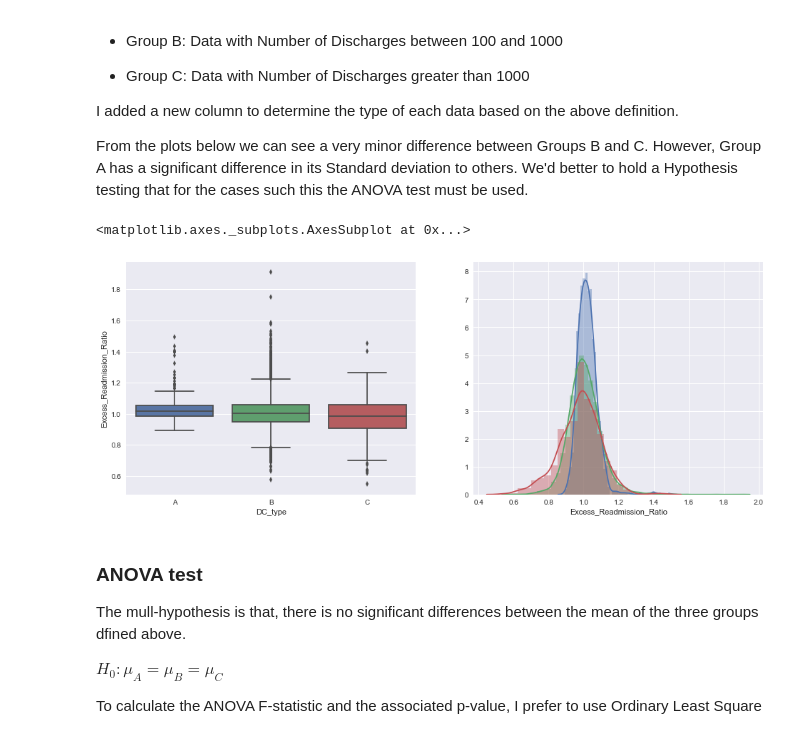
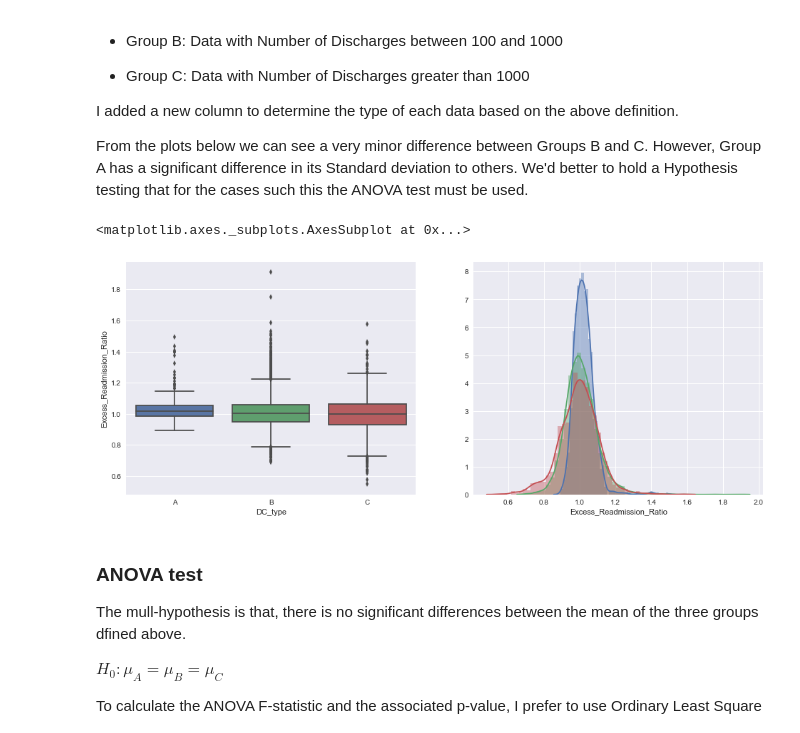
Before and after one commit to hnamzian/Springboard, a Jupyter notebook: Statistics/Statistics3-hospital_readmit/sliderule_dsi_inferential_statistics_exercise_3.ipynb, the cells around one changed output. Saved outputs shown, nothing was run; the diff lists cells and outputs as text; code cells hidden in the pictures.

```diff
--- a/Statistics/Statistics3-hospital_readmit/sliderule_dsi_inferential_statistics_exercise_3.ipynb
+++ b/Statistics/Statistics3-hospital_readmit/sliderule_dsi_inferential_statistics_exercise_3.ipynb
@@ -141,19 +141,21 @@ I added a new column to determine the type of each data based on the above defin
 
 From the plots below we can see a very minor difference between Groups B and C. However, Group A has a significant difference in its Standard deviation to others. We'd better to hold a Hypothesis testing that for the cases such this the ANOVA test must be used.
 # %%
-clean_hospital_read_df['DC_type'] = 'B'
+#clean_hospital_read_df['DC_type'] = 'B'
 clean_hospital_read_df.ix[clean_hospital_read_df['Number_of_Discharges'] < 100, 'DC_type'] = 'A'
-clean_hospital_read_df.ix[clean_hospital_read_df['Number_of_Discharges'] > 1000, 'DC_type'] = 'C'
+clean_hospital_read_df.ix[(clean_hospital_read_df['Number_of_Discharges'] < 450) & \
+                          (clean_hospital_read_df['Number_of_Discharges'] > 600), 'DC_type'] = 'B'
+clean_hospital_read_df.ix[clean_hospital_read_df['Number_of_Discharges'] > 700, 'DC_type'] = 'C'
 
 fig, ax = plt.subplots(1,2,figsize=[16,6])
 sns.boxplot(clean_hospital_read_df['DC_type'], clean_hospital_read_df['Excess_Readmission_Ratio'], ax=ax[0])
 
 sns.distplot(clean_hospital_read_df.ix[clean_hospital_read_df['DC_type']=='A', 'Excess_Readmission_Ratio'].dropna(), ax=ax[1])
 sns.distplot(clean_hospital_read_df.ix[clean_hospital_read_df['DC_type']=='B', 'Excess_Readmission_Ratio'].dropna(), ax=ax[1])
 sns.distplot(clean_hospital_read_df.ix[clean_hospital_read_df['DC_type']=='C', 'Excess_Readmission_Ratio'].dropna(), ax=ax[1])
 # %% [output]
 <matplotlib.axes._subplots.AxesSubplot at 0x...>
-[figure, old version]
+[figure, new version]
 # %% [markdown]
 ### ANOVA test
 
```
Also changed, not shown: parts of 3 cells of this notebook.
